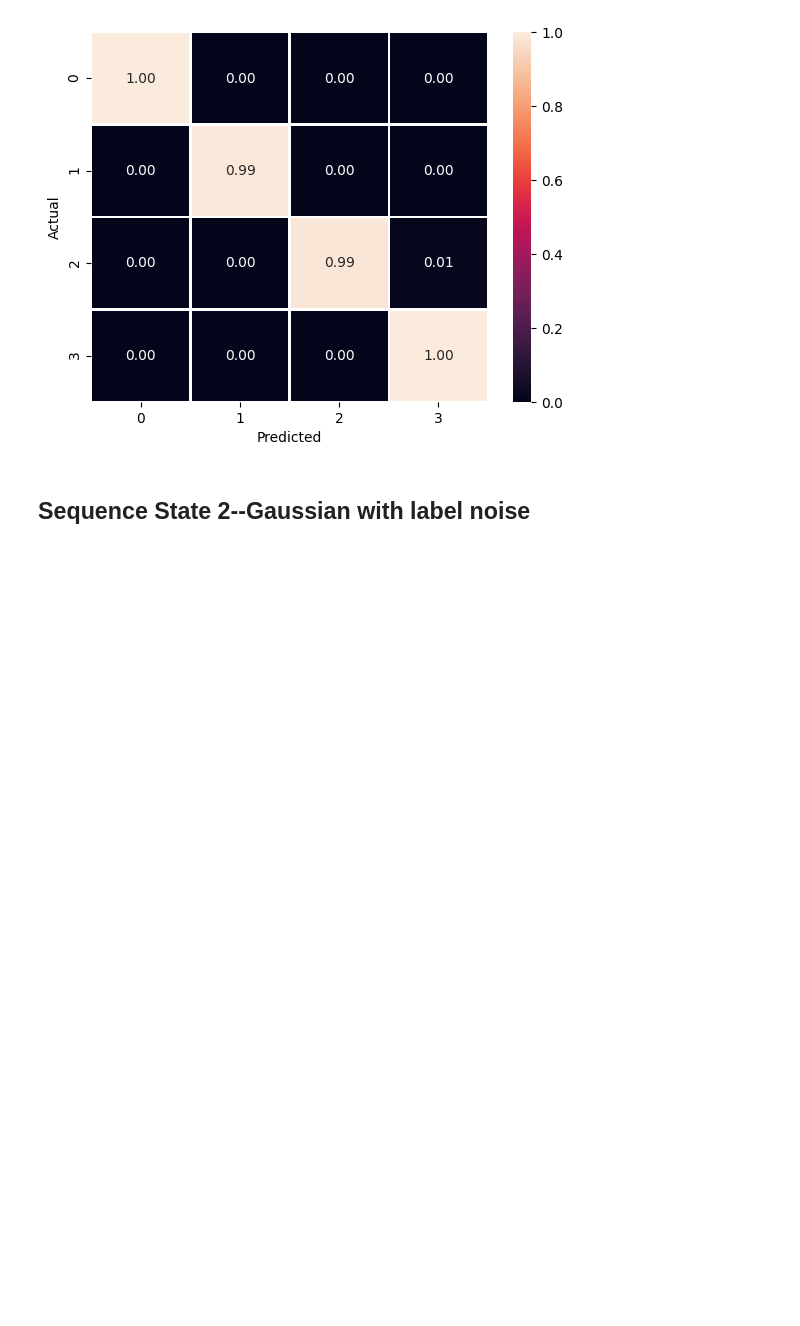
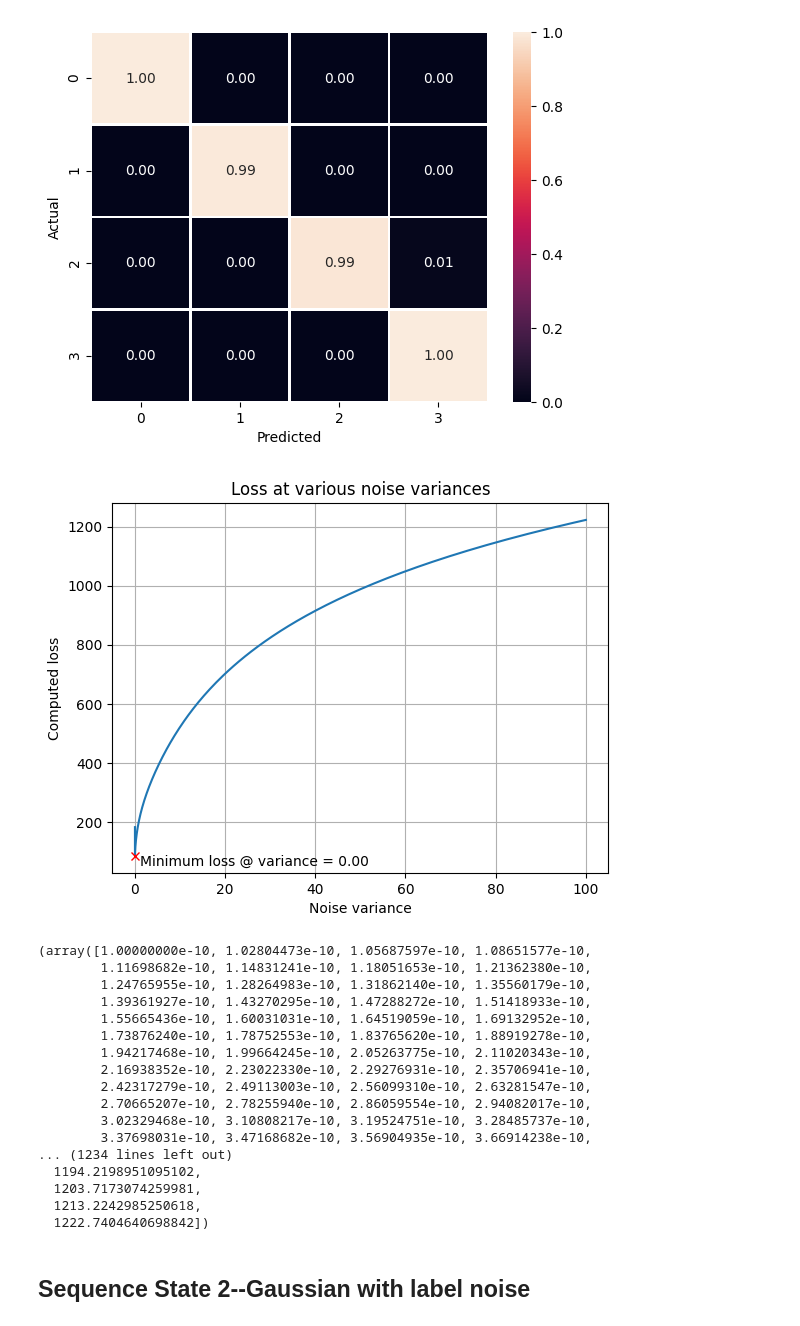
Before and after one commit to tufts-ml/pchmm-missing-data-limited-labels, a Jupyter notebook: examples/ordinal_regression.ipynb, the cells around one changed output. Saved outputs shown, nothing was run; the diff lists cells and outputs as text; code cells hidden in the pictures; blank space fills up the shorter version.

Commit message:
Developed code to grid search variance and show losses at all values of grid search

```diff
--- a/examples/ordinal_regression.ipynb
+++ b/examples/ordinal_regression.ipynb
@@ -115,6 +113,27 @@ ax.set_xlabel(f'Predicted')
 plt.show()
 # %% [output]
 [figure]
+# %%
+clf.grid_search_variance()
+# %% [output]
+[figure, added]
+(array([1.00000000e-10, 1.02804473e-10, 1.05687597e-10, 1.08651577e-10,
+        1.11698682e-10, 1.14831241e-10, 1.18051653e-10, 1.21362380e-10,
+        1.24765955e-10, 1.28264983e-10, 1.31862140e-10, 1.35560179e-10,
+        1.39361927e-10, 1.43270295e-10, 1.47288272e-10, 1.51418933e-10,
+        1.55665436e-10, 1.60031031e-10, 1.64519059e-10, 1.69132952e-10,
+        1.73876240e-10, 1.78752553e-10, 1.83765620e-10, 1.88919278e-10,
+        1.94217468e-10, 1.99664245e-10, 2.05263775e-10, 2.11020343e-10,
+        2.16938352e-10, 2.23022330e-10, 2.29276931e-10, 2.35706941e-10,
+        2.42317279e-10, 2.49113003e-10, 2.56099310e-10, 2.63281547e-10,
+        2.70665207e-10, 2.78255940e-10, 2.86059554e-10, 2.94082017e-10,
+        3.02329468e-10, 3.10808217e-10, 3.19524751e-10, 3.28485737e-10,
+        3.37698031e-10, 3.47168682e-10, 3.56904935e-10, 3.66914238e-10,
+... (1234 lines left out)
+  1194.2198951095102,
+  1203.7173074259981,
+  1213.2242985250618,
+  1222.7404640698842])
 # %% [markdown]
 ## Sequence State 2--Gaussian with label noise
 # %% [markdown]
```
Also changed, not shown: parts of 57 cells of this notebook, 2 other files.
